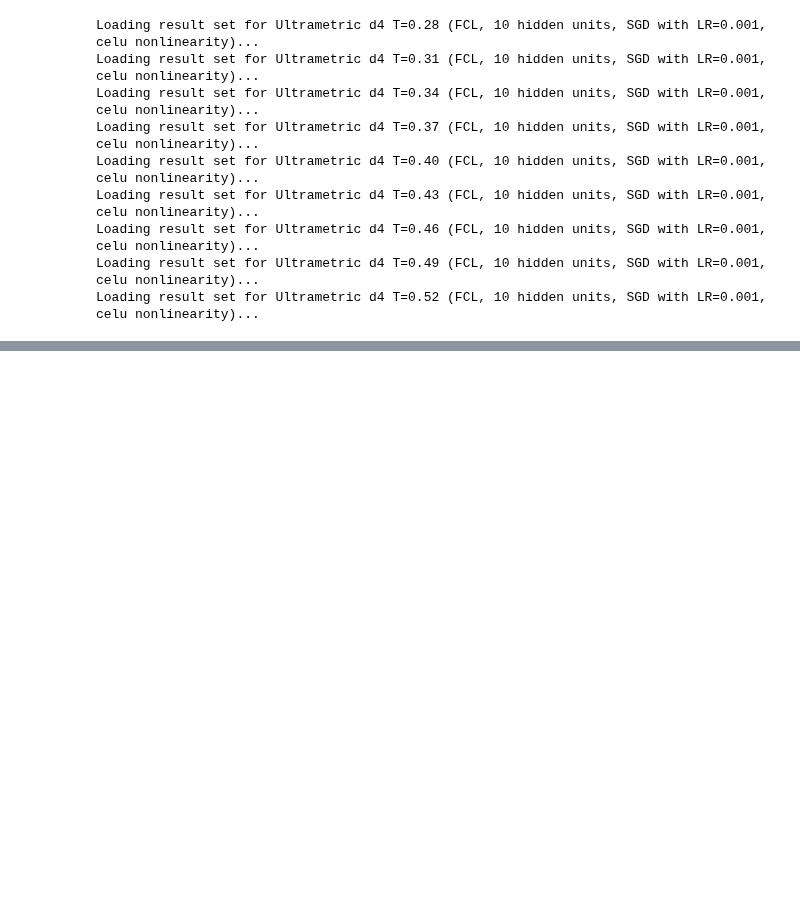
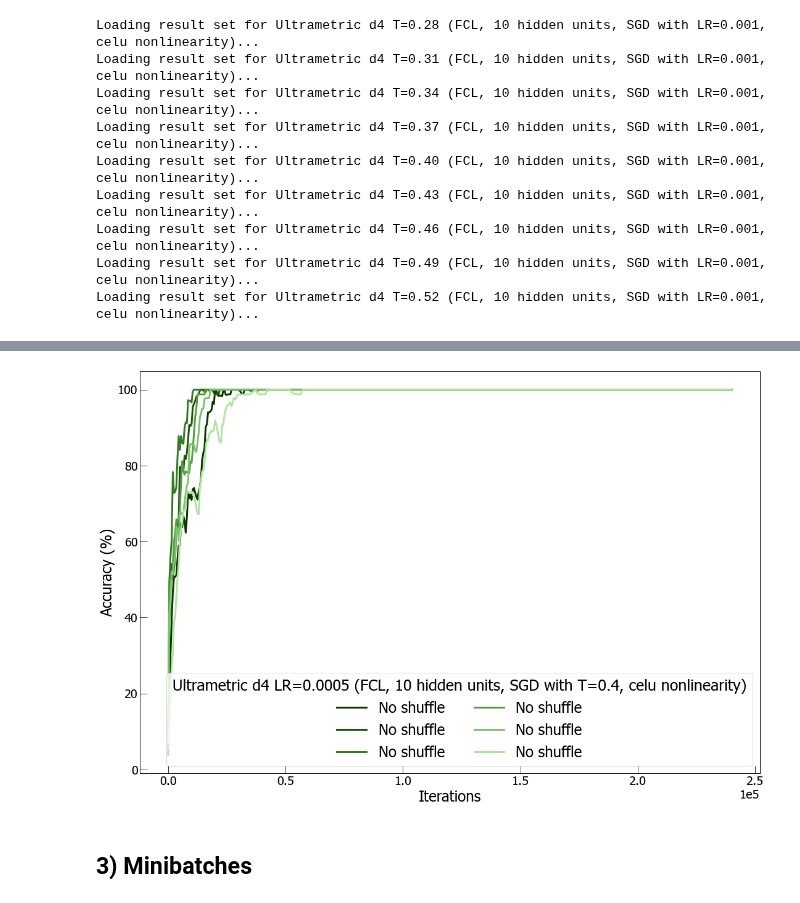
Before and after one commit to Brossollet-Antonin/Ultrametric-benchmark, a Jupyter notebook: notebooks/data_analysis_hyperparameter_sweeps.ipynb, the cells around one changed output, grey strips where cells are left out. Cells and saved outputs as stored; diff of their text form; code cells hidden in the pictures; blank space fills up the shorter version.

Commit message:
Add LR T BS sweep

```diff
--- a/notebooks/data_analysis_hyperparameter_sweeps.ipynb
+++ b/notebooks/data_analysis_hyperparameter_sweeps.ipynb
@@ -42,7 +42,7 @@ artificial_seq_len = 200
 Now let's read the dictionary mapping file location to result set:
 # %%
 ## LOADING MAPPER FILE ##
-with open(paths['simus']+'simu_mapping_compact.txt', 'r', encoding='utf-8') as filenames:
+with open(paths['simus'] /'simu_mapping_compact.txt', 'r', encoding='utf-8') as filenames:
     filenames_dct_txt = filenames.read().replace('\n', '')
 
 sim_directory = ast.literal_eval(filenames_dct_txt)
@@ -99,15 +101,15 @@ make_perfplot_paramsweep(T_sweep, "temperature")
 # %%
 LR_sweep = {}
-LR_grid = [5e-4, 1e-3, 5e-3, 1e-2, 5e-2, 1e-1]
+LR_grid = [0.001, 0.005, 0.01, 0.05, 0.1, 0.0005]
 
 for LR_id, LR in enumerate(LR_grid):
-    LR_sweep[T] = ld.ResultSet(
-        rs_name="LR_sweep_{0:.2f}".format(LR),
-        rs_descr="Ultrametric d4 LR={0:.2f} (FCL, 10 hidden units, SGD with T=0.4, celu nonlinearity)".format(T),
+    LR_sweep[LR] = ld.ResultSet(
+        rs_name="LR_sweep_{0}".format(LR),
+        rs_descr="Ultrametric d4 LR={0} (FCL, 10 hidden units, SGD with T=0.4, celu nonlinearity)".format(LR),
         sim_map_dict = sim_directory,
         dataset_name = 'artificial_16',
         nn_config = 'FCL10_celu_LR_sweep',
-        seq_type = 'LR_{0:.3f}_'.format(LR),
+        seq_type = 'LR_{0}'.format(LR),
         simset_id = 0.4,
         seq_length = 240000,
         hue = 0.3
@@ -118,0 +126,6 @@ KeyError: 0.0005
+# %%
+make_perfplot_paramsweep(LR_sweep, "learning rate")
+# %% [output]
+[figure, added]
+# %% [markdown]
+## 3) Minibatches
```
Also changed, not shown: parts of 5 cells of this notebook.
